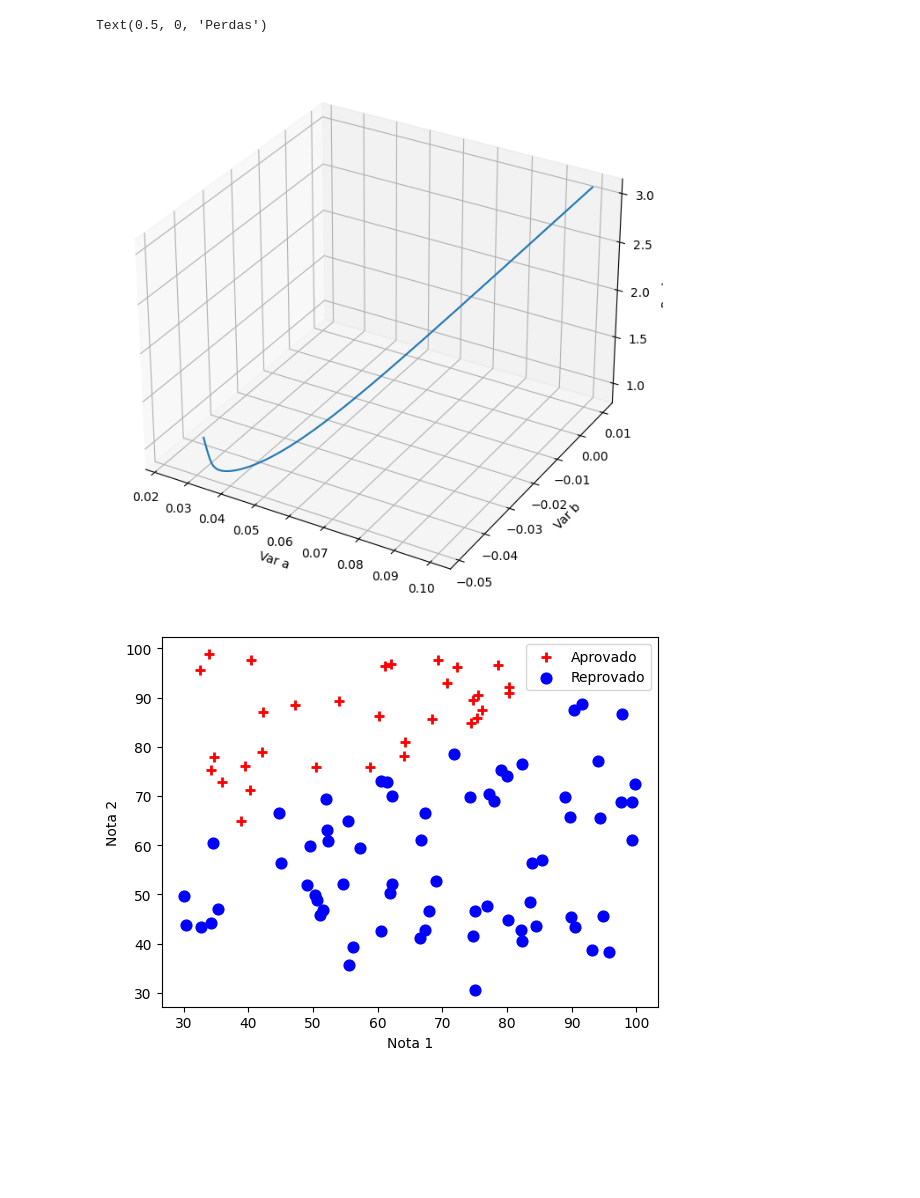
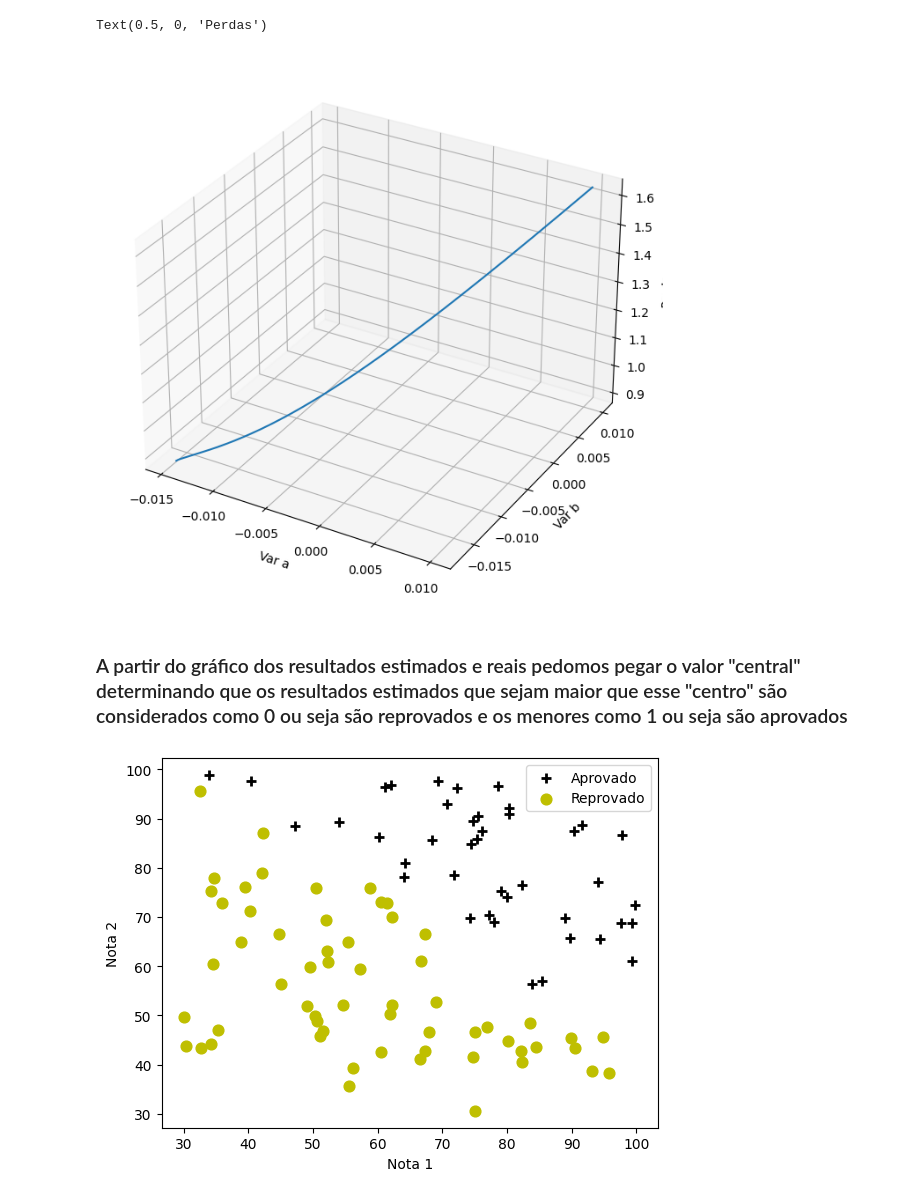
Before and after one commit to Ahmedntc/Computational-Science, a Jupyter notebook: logRegression/Regressao logistica.ipynb, the cells around one changed output. Drawn from its saved outputs; the diff is of its cells as text; code cells hidden in the pictures; blank space fills up the shorter version.

Commit message:
varios Plots

```diff
--- a/logRegression/Regressao logistica.ipynb
+++ b/logRegression/Regressao logistica.ipynb
@@ -44,9 +59,9 @@ def crossEntropy(N, sig, y):
 # Hiperparâmetros iteracoes, alfa, limite_parada/epsilon
 def gradDescent(x1, x2, y, iteraçoes = 10000, alfa = 1e-6, epsilon = 1e-6):
     count = 0
-    a = 0.1
+    a = 0.01
     b = 0.01
-    c = 2
+    c = 3
     n = len(y)
 
     perdas = []
@@ -61,7 +76,7 @@ def gradDescent(x1, x2, y, iteraçoes = 10000, alfa = 1e-6, epsilon = 1e-6):
         loss = crossEntropy(n, sig, y)
         count += 1
         if abs(perda_anterior - loss) <= epsilon:
-            print(f"Coeficientes {count} iterações")
+            print(f"Coeficientes encontrados após {count} iterações eps")
             return a, b, c, perdas, var_a, var_b,  count
 
         perda_anterior = loss
@@ -81,7 +96,7 @@ def gradDescent(x1, x2, y, iteraçoes = 10000, alfa = 1e-6, epsilon = 1e-6):
         b = b - (alfa * derivada_b)
         c = c - (alfa * derivada_c)
 
-    print(f"Coeficientes {count}")
+    print(f"Coeficientes encontrados após {count} iterações")
     return a, b, c, perdas, var_a, var_b,  count
 # %%
 perdas, var_a, var_b= [], [], []
@@ -114,22 +129,24 @@ ax.set_ylabel("Var b")
 ax.set_zlabel("Perdas")
 # %% [output]
 Text(0.5, 0, 'Perdas')
-[figure, old version]
+[figure, new version]
+# %% [markdown]
+### A partir do gráfico dos resultados estimados e reais pedomos pegar o valor "central" determinando que os resultados estimados que sejam maior que esse "centro" são considerados como 0 ou seja são reprovados e os menores como 1 ou seja são aprovados
 # %%
-resultadoSigmoidal = np.where(Y_pred < 0.6, 1, 0)
+resultadoSigmoidal = np.where(Y_pred < 0.69, 1, 0)
 
 def plotDataSig(data, label_x, label_y, label_pos, label_neg, axes=None):
     neg = (resultadoSigmoidal == 0)
     pos = (resultadoSigmoidal == 1)
 
     if axes == None:
         axes = plt.gca()
-    axes.scatter(data[pos][["nota_1"]], data[pos][["nota_2"]], marker='+', c='r', s=60, linewidth=2, label=label_pos)
-    axes.scatter(data[neg][["nota_1"]], data[neg][["nota_2"]], c='b', s=60, label=label_neg)
+    axes.scatter(data[pos][["nota_1"]], data[pos][["nota_2"]], marker='+', c='k', s=60, linewidth=2, label=label_pos)
+    axes.scatter(data[neg][["nota_1"]], data[neg][["nota_2"]], c='y', s=60, label=label_neg)
     axes.set_xlabel(label_x)
     axes.set_ylabel(label_y)
     axes.legend(frameon= True, fancybox = True)
 
 plotDataSig(notas, 'Nota 1', 'Nota 2', 'Aprovado', 'Reprovado')
 # %% [output]
-[figure, old version]
+[figure, new version]
```
Also changed, not shown: parts of 15 cells of this notebook.
